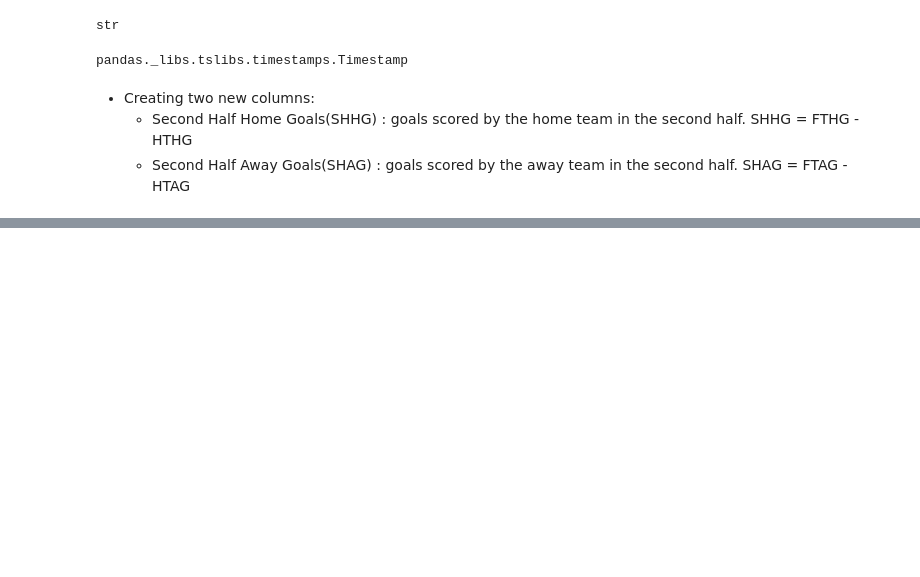
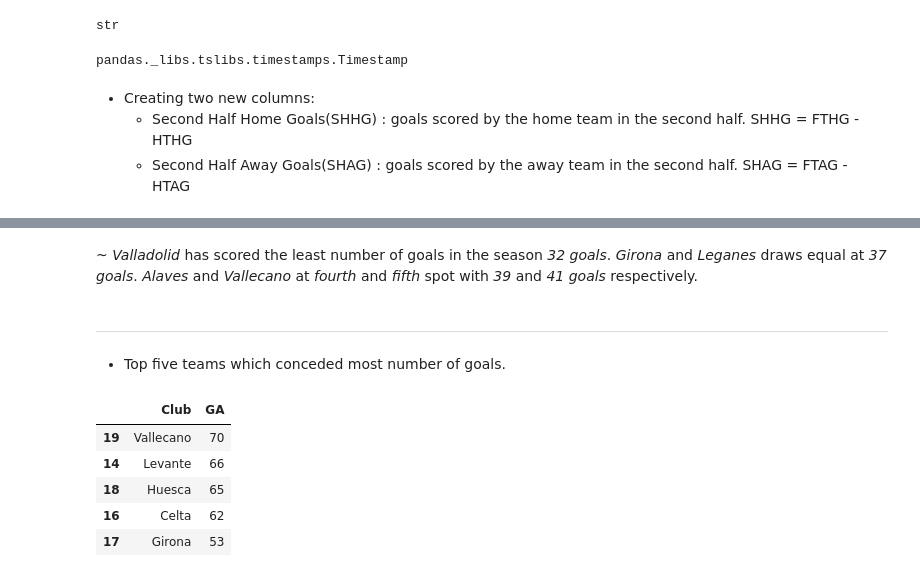
Before and after one commit to Slothfulwave612/La_Liga_2018_19, a Jupyter notebook: La_Liga_2018_19.ipynb, the cells around one changed output, grey strips where cells are left out. Cells and saved outputs as stored; diff of their text form; code cells hidden in the pictures; blank space fills up the shorter version.

```diff
--- a/La_Liga_2018_19.ipynb
+++ b/La_Liga_2018_19.ipynb
@@ -236,0 +388,16 @@ laliga.head(10)
+# %% [markdown]
+~ *Valladolid* has scored the least number of goals in the season *32 goals*. *Girona* and *Leganes* draws equal at *37 goals*. *Alaves* and *Vallecano* at *fourth* and *fifth* spot with *39* and *41 goals* respectively.
+# %% [markdown]
+---
+
+* Top five teams which conceded most number of goals.
+# %%
+## use sort_values on GA
+league_table_df.sort_values(by='GA', ascending=False)[:5][['Club', 'GA']]
+# %% [output]
+|  | Club | GA |
+| 19 | Vallecano | 70 |
+| 14 | Levante | 66 |
+| 18 | Huesca | 65 |
+| 16 | Celta | 62 |
+| 17 | Girona | 53 |
```
Also changed, not shown: parts of 27 cells of this notebook, 1 other file.
